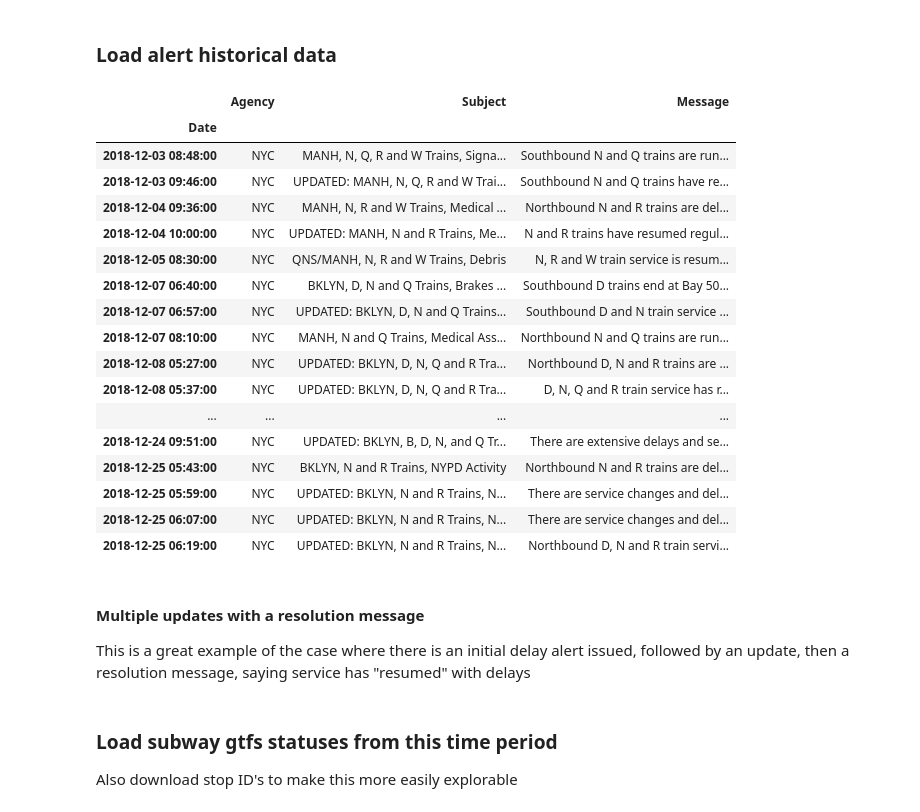
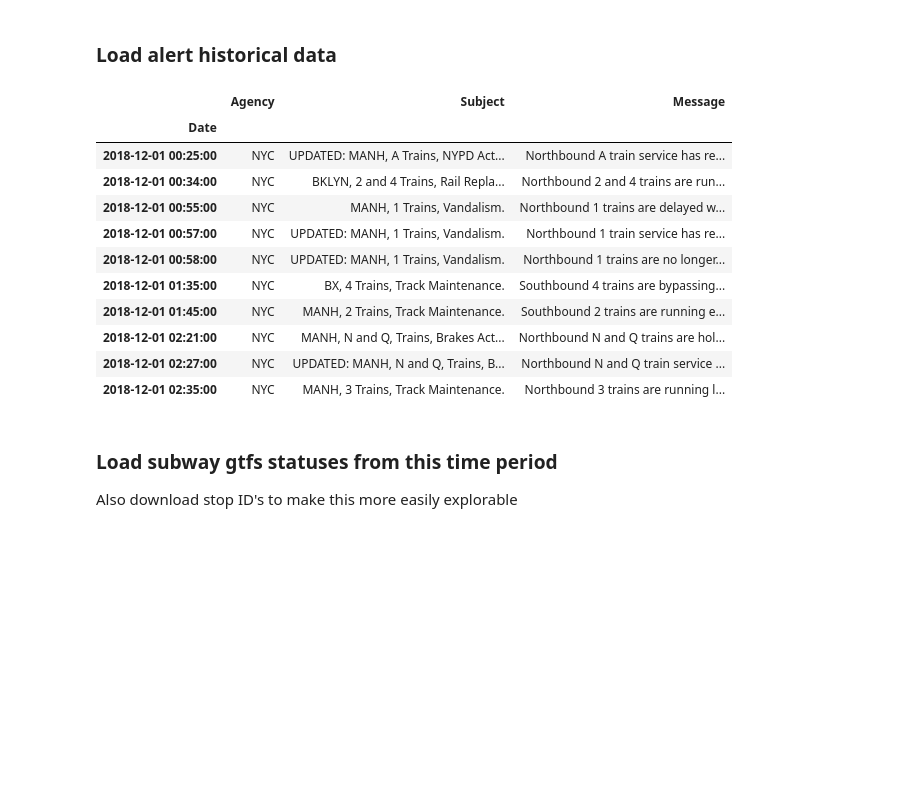
Before and after one commit to b-koopman/MTADelayPredict, a Jupyter notebook: Notebooks/DataExploration.ipynb, the cells around one changed output. Saved outputs shown, nothing was run; the diff lists cells and outputs as text; code cells hidden in the pictures; blank space fills up the shorter version.

```diff
--- a/Notebooks/DataExploration.ipynb
+++ b/Notebooks/DataExploration.ipynb
@@ -45,31 +61,21 @@ alert_df = pd.read_csv(os.path.abspath(os.path.join(alert_dir, 'raw_alerts_12.01
 alert_df.index = alert_df.Date.map(pd.to_datetime)
 alert_df.drop(columns=['Date'], inplace=True)
 alert_df.sort_index(inplace=True)
-# %%
-c
-# %% [output]
-|  | Agency | Subject | Message |
-| Date |  |  |  |
-| 2018-12-03 08:48:00 | NYC | MANH, N, Q, R and W Trains, Signa... | Southbound N and Q trains are run... |
-| 2018-12-03 09:46:00 | NYC | UPDATED: MANH, N, Q, R and W Trai... | Southbound N and Q trains have re... |
-| 2018-12-04 09:36:00 | NYC | MANH, N, R and W Trains, Medical ... | Northbound N and R trains are del... |
-| 2018-12-04 10:00:00 | NYC | UPDATED: MANH, N and R Trains, Me... | N and R trains have resumed regul... |
-| 2018-12-05 08:30:00 | NYC | QNS/MANH, N, R and W Trains, Debris | N, R and W train service is resum... |
-| 2018-12-07 06:40:00 | NYC | BKLYN, D, N and Q Trains, Brakes ... | Southbound D trains end at Bay 50... |
-| 2018-12-07 06:57:00 | NYC | UPDATED: BKLYN, D, N and Q Trains... | Southbound D and N train service ... |
-| 2018-12-07 08:10:00 | NYC | MANH, N and Q Trains, Medical Ass... | Northbound N and Q trains are run... |
-| 2018-12-08 05:27:00 | NYC | UPDATED: BKLYN, D, N, Q and R Tra... | Northbound D, N and R trains are ... |
-| 2018-12-08 05:37:00 | NYC | UPDATED: BKLYN, D, N, Q and R Tra... | D, N, Q and R train service has r... |
-| ... | ... | ... | ... |
-| 2018-12-24 09:51:00 | NYC | UPDATED: BKLYN, B, D, N, and Q Tr... | There are extensive delays and se... |
-| 2018-12-25 05:43:00 | NYC | BKLYN, N and R Trains, NYPD Activity | Northbound N and R trains are del... |
-| 2018-12-25 05:59:00 | NYC | UPDATED: BKLYN, N and R Trains, N... | There are service changes and del... |
-| 2018-12-25 06:07:00 | NYC | UPDATED: BKLYN, N and R Trains, N... | There are service changes and del... |
-| 2018-12-25 06:19:00 | NYC | UPDATED: BKLYN, N and R Trains, N... | Northbound D, N and R train servi... |
-# %% [markdown]
-#### Multiple updates with a resolution message
-
-This is a great example of the case where there is an initial delay alert issued, followed by an update, then a resolution message, saying service has "resumed" with delays
+# %%
+alert_df.head(10)
+# %% [output]
+|  | Agency | Subject | Message |
+| Date |  |  |  |
+| 2018-12-01 00:25:00 | NYC | UPDATED: MANH, A Trains, NYPD Act... | Northbound A train service has re... |
+| 2018-12-01 00:34:00 | NYC | BKLYN, 2 and 4 Trains, Rail Repla... | Northbound 2 and 4 trains are run... |
+| 2018-12-01 00:55:00 | NYC | MANH, 1 Trains, Vandalism. | Northbound 1 trains are delayed w... |
+| 2018-12-01 00:57:00 | NYC | UPDATED: MANH, 1 Trains, Vandalism. | Northbound 1 train service has re... |
+| 2018-12-01 00:58:00 | NYC | UPDATED: MANH, 1 Trains, Vandalism. | Northbound 1 trains are no longer... |
+| 2018-12-01 01:35:00 | NYC | BX, 4 Trains, Track Maintenance. | Southbound 4 trains are bypassing... |
+| 2018-12-01 01:45:00 | NYC | MANH, 2 Trains, Track Maintenance. | Southbound 2 trains are running e... |
+| 2018-12-01 02:21:00 | NYC | MANH, N and Q, Trains, Brakes Act... | Northbound N and Q trains are hol... |
+| 2018-12-01 02:27:00 | NYC | UPDATED: MANH, N and Q, Trains, B... | Northbound N and Q train service ... |
+| 2018-12-01 02:35:00 | NYC | MANH, 3 Trains, Track Maintenance. | Northbound 3 trains are running l... |
 # %% [markdown]
 ### Load subway gtfs statuses from this time period
 
```
Also changed, not shown: parts of 75 cells of this notebook, 3 other files.
